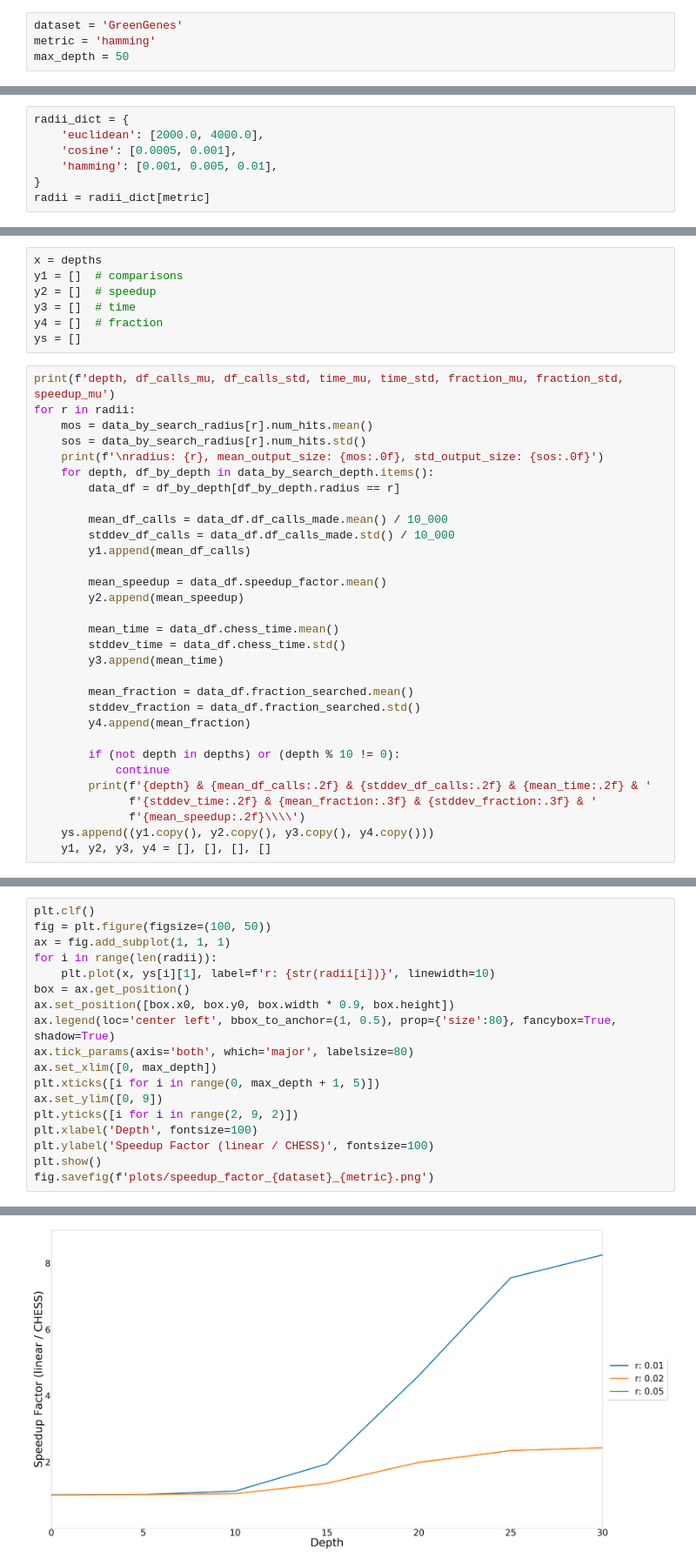
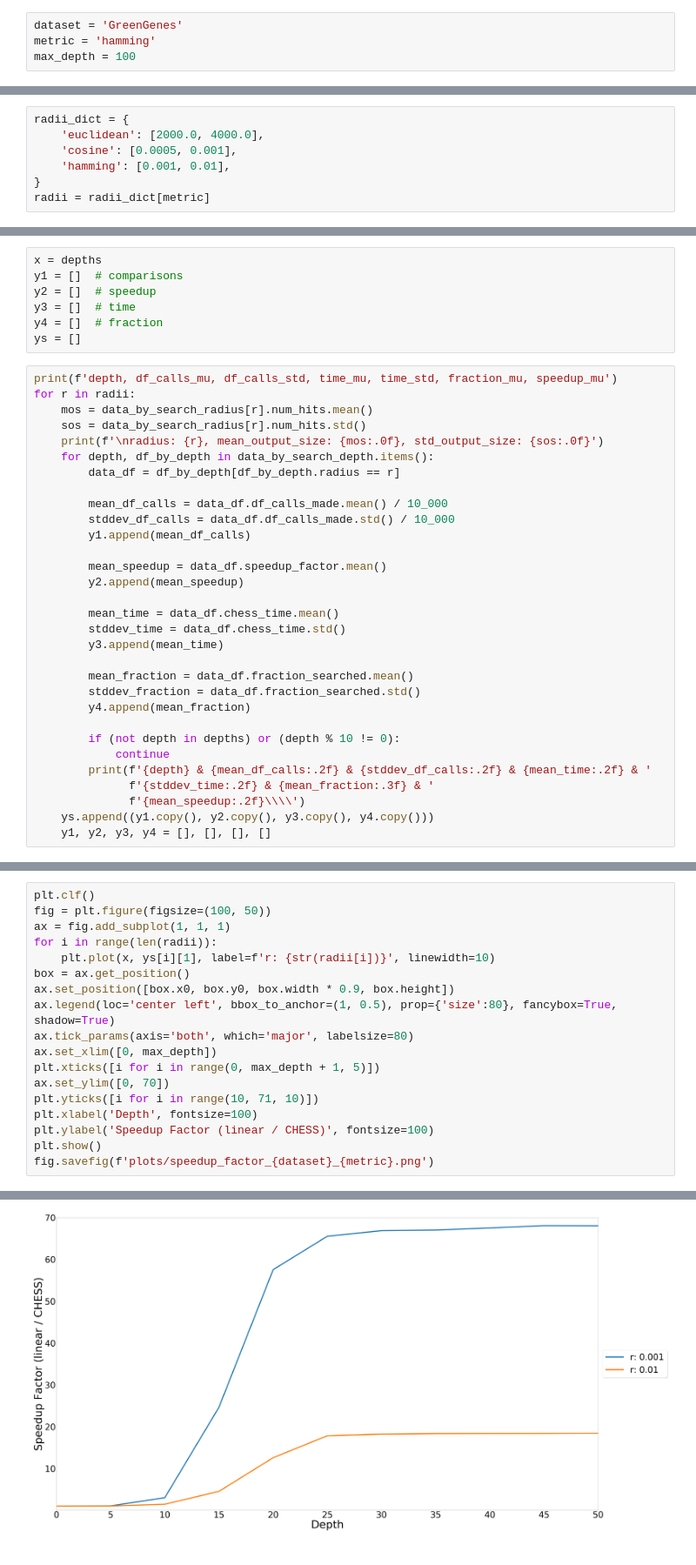
Before and after one commit to nishaq503/CHESS, a Jupyter notebook: data_vis.ipynb, the cells around one changed output, grey strips where cells are left out. Shown at 87% size. Saved outputs shown, nothing was run; the diff lists cells and outputs as text.

Commit message:
drew more graphs for paper

```diff
--- a/data_vis.ipynb
+++ b/data_vis.ipynb
@@ -5,7 +5,7 @@ from matplotlib import pyplot as plt
 # %%
 dataset = 'GreenGenes'
 metric = 'hamming'
-max_depth = 50
+max_depth = 100
 # %%
 raw_data = pd.read_csv(
     f'logs/info_{metric}_{max_depth}.csv',
@@ -172,7 +167,7 @@ total time: 1841.1045
 radii_dict = {
     'euclidean': [2000.0, 4000.0],
     'cosine': [0.0005, 0.001],
-    'hamming': [0.001, 0.005, 0.01],
+    'hamming': [0.001, 0.01],
 }
 radii = radii_dict[metric]
 # %%
@@ -206,7 +201,7 @@ y3 = []  # time
 y4 = []  # fraction
 ys = []
 # %%
-print(f'depth, df_calls_mu, df_calls_std, time_mu, time_std, fraction_mu, fraction_std, speedup_mu')
+print(f'depth, df_calls_mu, df_calls_std, time_mu, time_std, fraction_mu, speedup_mu')
 for r in radii:
     mos = data_by_search_radius[r].num_hits.mean()
     sos = data_by_search_radius[r].num_hits.std()
@@ -232,7 +227,7 @@ for r in radii:
         if (not depth in depths) or (depth % 10 != 0):
             continue
         print(f'{depth} & {mean_df_calls:.2f} & {stddev_df_calls:.2f} & {mean_time:.2f} & '
-              f'{stddev_time:.2f} & {mean_fraction:.3f} & {stddev_fraction:.3f} & '
+              f'{stddev_time:.2f} & {mean_fraction:.3f} & '
               f'{mean_speedup:.2f}\\\\')
     ys.append((y1.copy(), y2.copy(), y3.copy(), y4.copy()))
     y1, y2, y3, y4 = [], [], [], []
@@ -261,24 +256,24 @@ np.shape(ys[0][0])
 # %%
 plt.clf()
 fig = plt.figure(figsize=(100, 50))
 ax = fig.add_subplot(1, 1, 1)
 for i in range(len(radii)):
     plt.plot(x, ys[i][1], label=f'r: {str(radii[i])}', linewidth=10)
 box = ax.get_position()
 ax.set_position([box.x0, box.y0, box.width * 0.9, box.height])
 ax.legend(loc='center left', bbox_to_anchor=(1, 0.5), prop={'size':80}, fancybox=True, shadow=True)
 ax.tick_params(axis='both', which='major', labelsize=80)
 ax.set_xlim([0, max_depth])
 plt.xticks([i for i in range(0, max_depth + 1, 5)])
-ax.set_ylim([0, 9])
-plt.yticks([i for i in range(2, 9, 2)])
+ax.set_ylim([0, 70])
+plt.yticks([i for i in range(10, 71, 10)])
 plt.xlabel('Depth', fontsize=100)
 plt.ylabel('Speedup Factor (linear / CHESS)', fontsize=100)
 plt.show()
 fig.savefig(f'plots/speedup_factor_{dataset}_{metric}.png')
 # %% [output]
 <Figure size 432x288 with 0 Axes>
-[figure, old version]
+[figure, new version]
 # %%
 plt.clf()
 fig = plt.figure(figsize=(100, 50))
```
Also changed, not shown: parts of 13 cells of this notebook, 1 other file.
